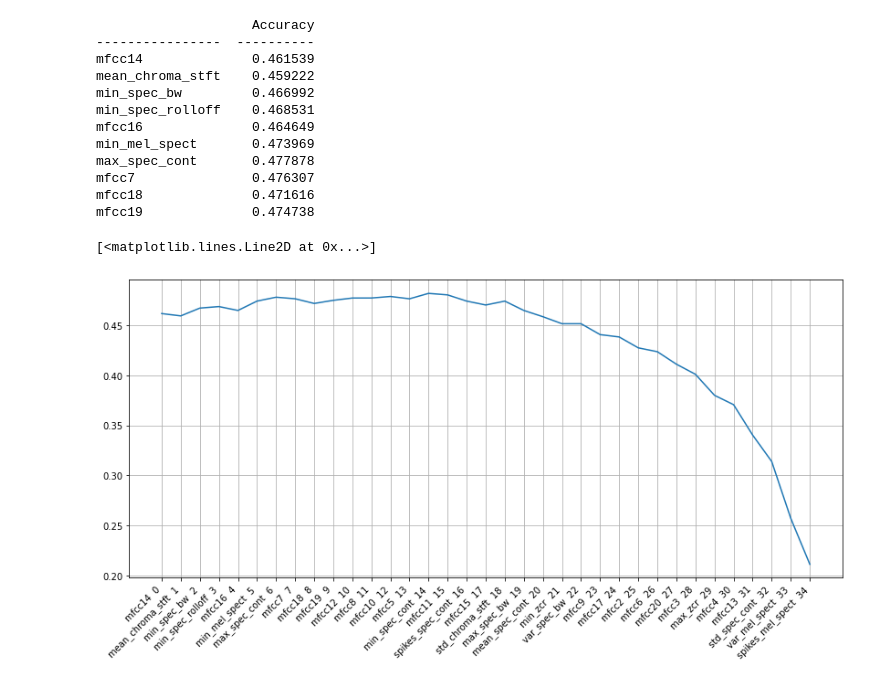
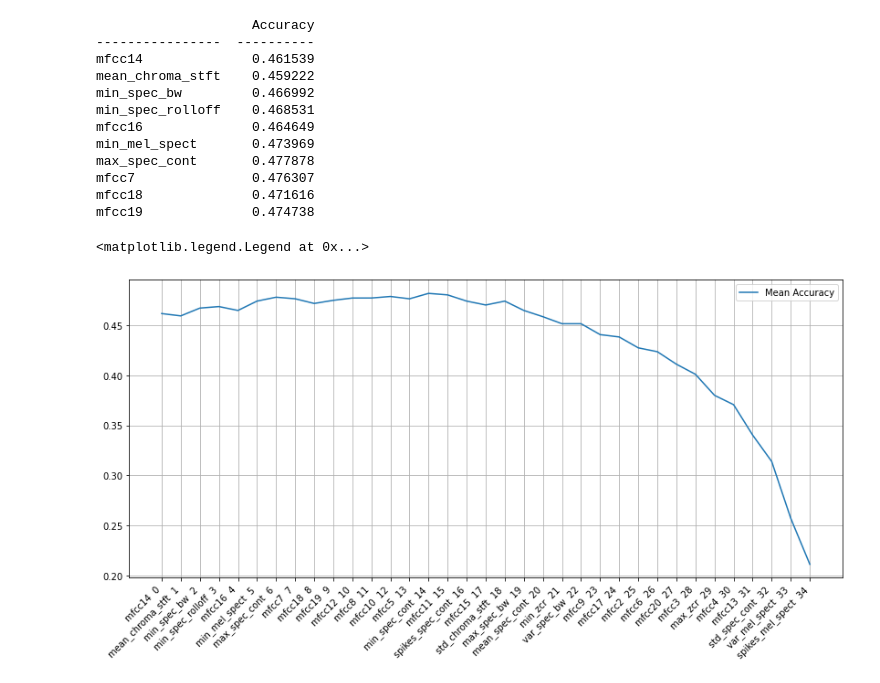
Before and after one commit to MarioCSilva/Speech_Emotion_Recognition_Thesis, a Jupyter notebook: data/3_feature_selection.ipynb, the cells around one changed output. Cells and saved outputs as stored; diff of their text form; code cells hidden in the pictures.

Commit message:
done custom feat elim

```diff
--- a/data/3_feature_selection.ipynb
+++ b/data/3_feature_selection.ipynb
@@ -281,12 +309,14 @@ mfcc7               0.476307
 mfcc18              0.471616
 mfcc19              0.474738
 # %%
+feat_elim_df = pd.read_csv("feat_elim.csv", index_col=0)
 fig = plt.figure(figsize=(14,6))
 ax = plt.axes()
 plt.grid()
 plt.setp(ax.get_xticklabels(), ha="right", rotation=45)
 x_labels = [f"{feat_elim_df.index.values[i]}  {i}" for i in range(len(feat_elim_df.index.values))]
-ax.plot(x_labels, feat_elim_df['Accuracy'].values)
+ax.plot(x_labels, feat_elim_df['Accuracy'].values, label="Mean Accuracy")
+plt.legend()
 # %% [output]
-[<matplotlib.lines.Line2D at 0x...>]
+<matplotlib.legend.Legend at 0x...>
-[figure, old version]
+[figure, new version]
```
Also changed, not shown: parts of 7 cells of this notebook, 2 other files.
